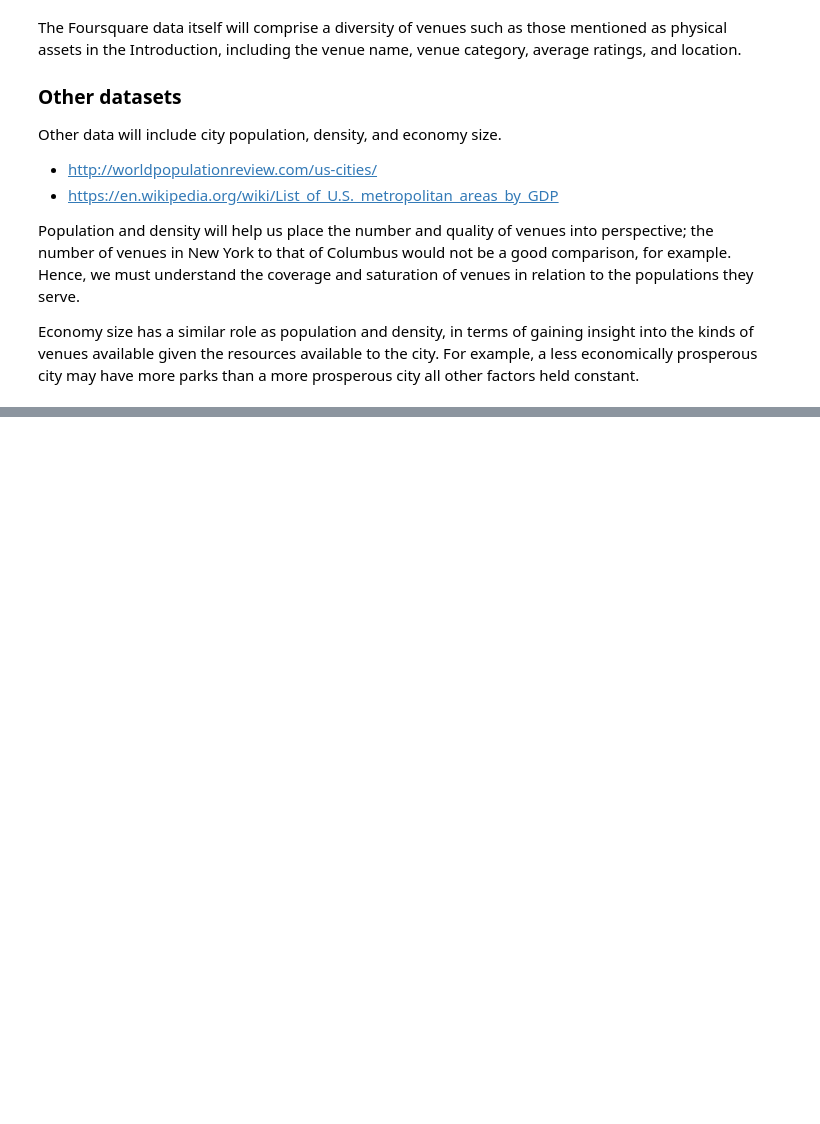
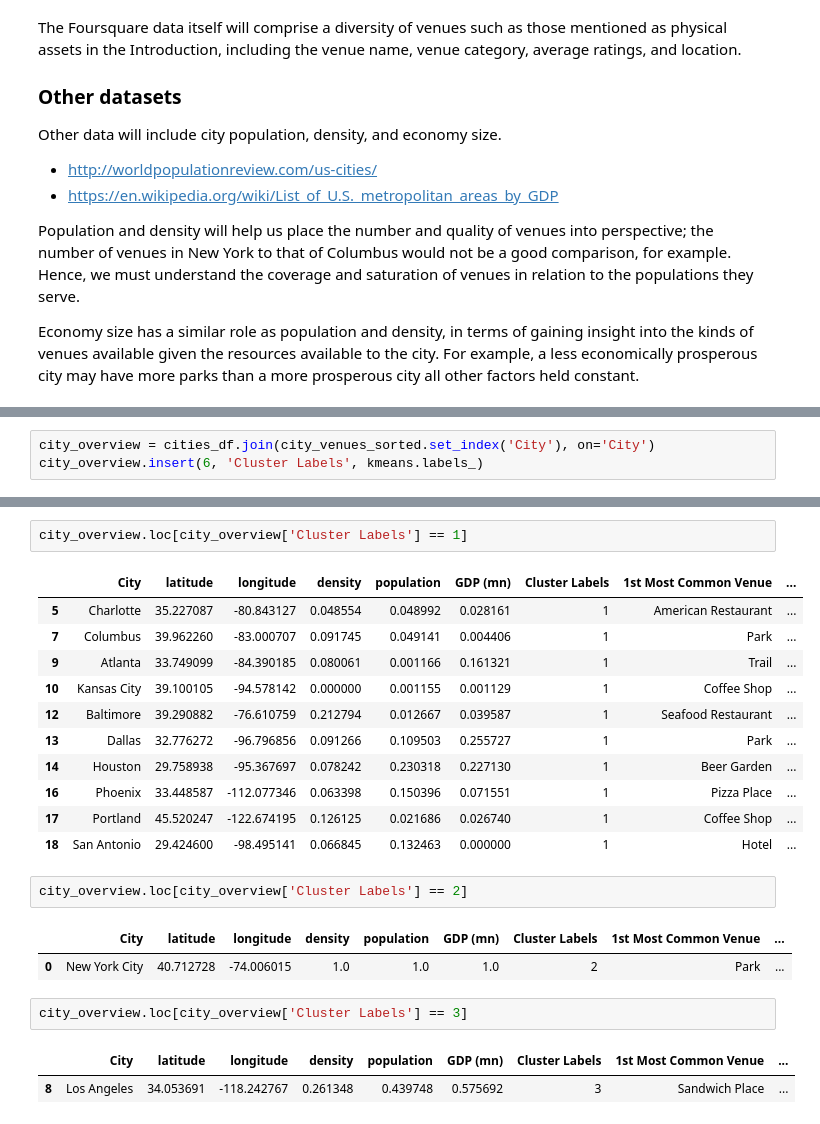
Before and after one commit to SancakOzdemir/Coursera_Capstone-1, a Jupyter notebook: Smart City Assets.ipynb, the cells around one changed output, grey strips where cells are left out. Saved outputs shown, nothing was run; the diff lists cells and outputs as text; blank space fills up the shorter version.

```diff
--- a/Smart City Assets.ipynb
+++ b/Smart City Assets.ipynb
@@ -45,0 +572,3 @@ Economy size has a similar role as population and density, in terms of gaining i
+# %%
+city_overview = cities_df.join(city_venues_sorted.set_index('City'), on='City')
+city_overview.insert(6, 'Cluster Labels', kmeans.labels_)
@@ -45,0 +586,24 @@ Economy size has a similar role as population and density, in terms of gaining i
+# %%
+city_overview.loc[city_overview['Cluster Labels'] == 1]
+# %% [output]
+|  | City | latitude | longitude | density | population | GDP (mn) | Cluster Labels | 1st Most Common Venue | ... |
+| 5 | Charlotte | 35.227087 | -80.843127 | 0.048554 | 0.048992 | 0.028161 | 1 | American Restaurant | ... |
+| 7 | Columbus | 39.962260 | -83.000707 | 0.091745 | 0.049141 | 0.004406 | 1 | Park | ... |
+| 9 | Atlanta | 33.749099 | -84.390185 | 0.080061 | 0.001166 | 0.161321 | 1 | Trail | ... |
+| 10 | Kansas City | 39.100105 | -94.578142 | 0.000000 | 0.001155 | 0.001129 | 1 | Coffee Shop | ... |
+| 12 | Baltimore | 39.290882 | -76.610759 | 0.212794 | 0.012667 | 0.039587 | 1 | Seafood Restaurant | ... |
+| 13 | Dallas | 32.776272 | -96.796856 | 0.091266 | 0.109503 | 0.255727 | 1 | Park | ... |
+| 14 | Houston | 29.758938 | -95.367697 | 0.078242 | 0.230318 | 0.227130 | 1 | Beer Garden | ... |
+| 16 | Phoenix | 33.448587 | -112.077346 | 0.063398 | 0.150396 | 0.071551 | 1 | Pizza Place | ... |
+| 17 | Portland | 45.520247 | -122.674195 | 0.126125 | 0.021686 | 0.026740 | 1 | Coffee Shop | ... |
+| 18 | San Antonio | 29.424600 | -98.495141 | 0.066845 | 0.132463 | 0.000000 | 1 | Hotel | ... |
+# %%
+city_overview.loc[city_overview['Cluster Labels'] == 2]
+# %% [output]
+|  | City | latitude | longitude | density | population | GDP (mn) | Cluster Labels | 1st Most Common Venue | ... |
+| 0 | New York City | 40.712728 | -74.006015 | 1.0 | 1.0 | 1.0 | 2 | Park | ... |
+# %%
+city_overview.loc[city_overview['Cluster Labels'] == 3]
+# %% [output]
+|  | City | latitude | longitude | density | population | GDP (mn) | Cluster Labels | 1st Most Common Venue | ... |
+| 8 | Los Angeles | 34.053691 | -118.242767 | 0.261348 | 0.439748 | 0.575692 | 3 | Sandwich Place | ... |
```
Also changed, not shown: parts of 25 cells of this notebook.
